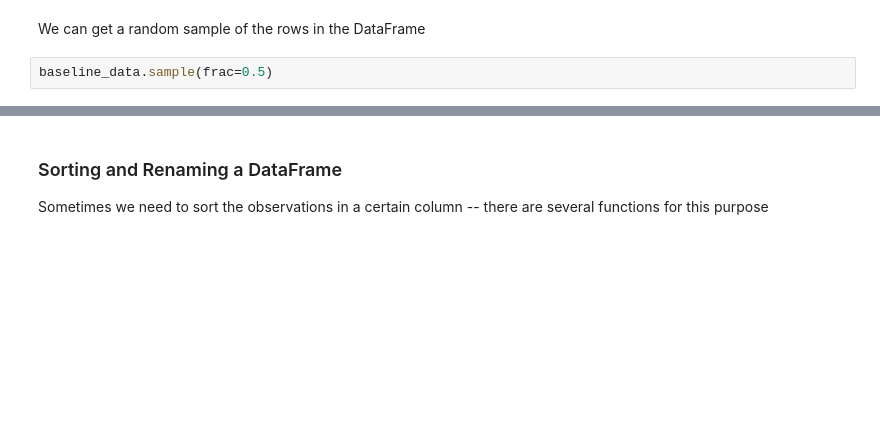
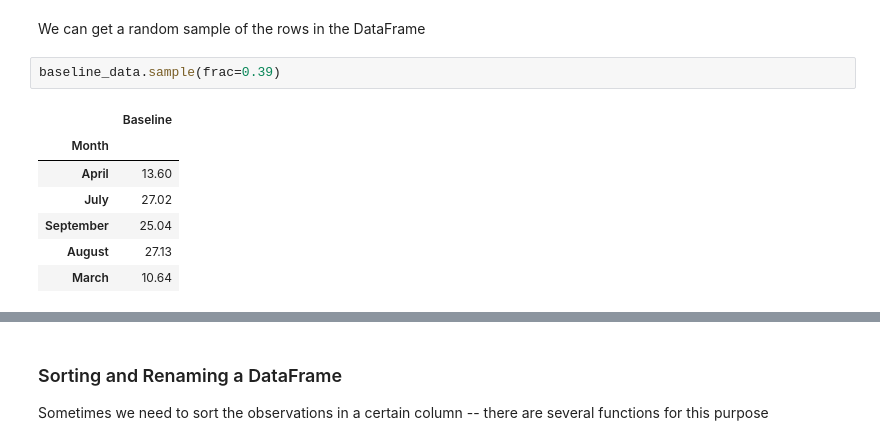
Before and after one commit to emel333/built_env_data, a Jupyter notebook: course-materials/2 - Building Design - Intro to Pandas/Pandas Fundamentals - Building Simulation Analysis.ipynb, the cells around one changed output, grey strips where cells are left out. Cells and saved outputs as stored; diff of their text form; blank space fills up the shorter version.

```diff
--- a/course-materials/2 - Building Design - Intro to Pandas/Pandas Fundamentals - Building Simulation Analysis.ipynb
+++ b/course-materials/2 - Building Design - Intro to Pandas/Pandas Fundamentals - Building Simulation Analysis.ipynb
@@ -131,6 +237,14 @@ baseline_data[baseline_data['Baseline'] > 10]
 # %% [markdown]
 We can get a random sample of the rows in the DataFrame
 # %%
-baseline_data.sample(frac=0.5)
+baseline_data.sample(frac=0.39)
+# %% [output]
+|  | Baseline |
+| Month |  |
+| April | 13.60 |
+| July | 27.02 |
+| September | 25.04 |
+| August | 27.13 |
+| March | 10.64 |
 # %%
 baseline_data.sample(n=3)
```
Also changed, not shown: parts of 32 cells of this notebook, 2 other files.
